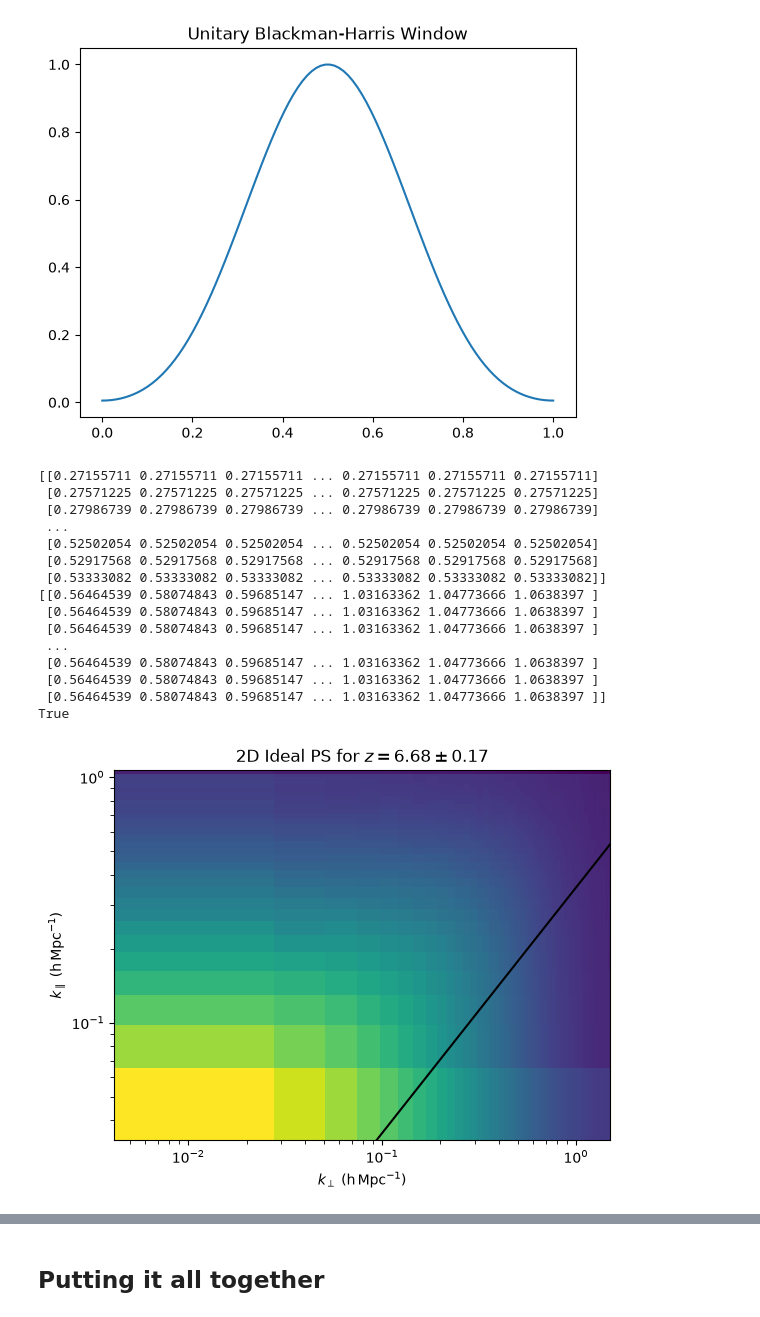
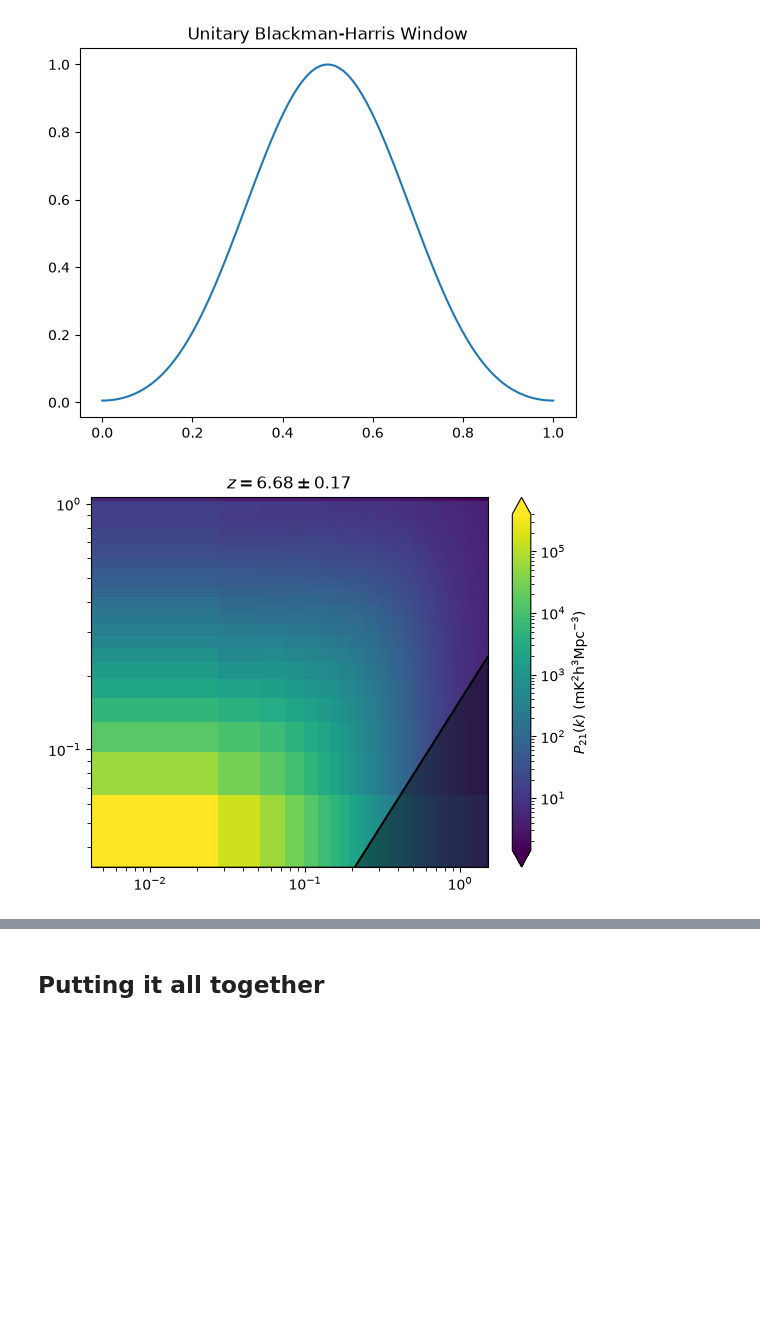
Before and after one commit to oliviax727/phd-programs, a Jupyter notebook: oskar-chips/h5-to-ps.ipynb, the cells around one changed output, grey strips where cells are left out. Saved outputs shown, nothing was run; the diff lists cells and outputs as text; code cells hidden in the pictures; blank space fills up the shorter version.

```diff
--- a/oskar-chips/h5-to-ps.ipynb
+++ b/oskar-chips/h5-to-ps.ipynb
@@ -145,7 +145,7 @@ def plot_mean_chunk(cdata, stage, units):
 
 def mean_bins(arr):
     """Calculate the arithmetic mean between each point in an array."""
-    return (arr[1:] + arr[-1]) / 2
+    return (arr[1:] + arr[:-1]) / 2
 
 def blackman_harris_window(n, N):
     """Three-term Blackman-Harris Windowing function."""
@@ -155,17 +155,23 @@ def blackman_harris_window(n, N):
 
     return a0 - a1 * np.cos(2*np.pi*n/N) + a2 * np.cos(4*np.pi*n/N)
 
-def foreground_wedge(k_perp, k_para, cosmo, box_len = 1024 * u.Mpc, z_centre = 5.5):
-    """Filter for discriminating out k-modes in the foreground. Assumes units of cMpc."""
-
+def foreground_wedge_gradient(cosmo, z_centre = 5.5):
+    """Evaluates the gradient of the foreground wedge."""
     dz = cosmo.z_to_dz(z_centre)
-    fov = np.arctan(box_len/dz)
+    fov = cosmo.fov_at_z(z_centre)
     Hz = cosmo.cosmo.efunc(z_centre) * cosmo.h0
 
     mz = (np.sin(fov) * dz * Hz / (c.c * (1 + z_centre))).to_value(u.dimensionless_unscaled)
+
+    return mz
+
+def foreground_wedge(k_perp, k_para, cosmo, z_centre = 5.5):
+    """Filter for discriminating out k-modes in the foreground. Assumes units of cMpc."""
+
+    mz = foreground_wedge_gradient(cosmo=cosmo, z_centre=z_centre)
     k_compare = mz * k_perp
 
-    return (k_para > k_compare).astype(int), mz
+    return (k_para >= k_compare).astype(int), mz
 
 nxs = np.linspace(0, 1, 100)
 bhs = blackman_harris_window(nxs, N=1)
@@ -337,68 +363,15 @@ czbn = chunk_z_bins[chunk_sel]
 
 ps2d, k_perp, k_para = cylindrical_power_spectrum(*cubic_power_spectra(chunk, cvox))
 # %%
-def foreground_wedge(k_perp, k_para, cosmo, box_len = 1024 * u.Mpc, z_centre = 5.5):
-    """Filter for discriminating out k-modes in the foreground. Assumes units of cMpc."""
-
-    dz = cosmo.z_to_dz(z_centre)
-    fov = np.arctan(box_len/dz)
-    Hz = cosmo.cosmo.efunc(z_centre) * cosmo.h0
-
-    mz = (np.sin(fov) * dz * Hz / (c.c * (1 + z_centre))).to_value(u.dimensionless_unscaled)
-    k_compare = mz * k_perp
-
-    print(k_compare)
-    print(k_para)
-
-    return (k_para >= k_compare).astype(int), mz
-
-def plot_line_on_image(ax, x = None, m = 0, b = 0, label = ""):
-    """Plots a line with formula y=mx+b ontop of an image."""
-
-    xlim, ylim = ax.get_xlim(), ax.get_ylim()
-
-    if x is None:
-        x = np.linspace(0, 100, 100)
-    x = np.asarray(x)
-
-    ax.set_xlim(xlim)
-    ax.set_ylim(ylim)
-
-    ax.plot(x, m * x + b, 'k-', label=label)
-
 fig, ax = plt.subplots()
 
-kpe, kpa = np.meshgrid(mean_bins(k_perp), mean_bins(k_para), indexing='ij')
+img = plot_2dps_axis(ax, k_perp, k_para, ps2d, czbn, cosmology)
 
-fw, mz = foreground_wedge(kpe, kpa, cosmo=cosmology, box_len=chunk.shape[0] * v[0] * u.Mpc, z_centre=czbn[1])
-pswd = ps2d * fw
-
-print(fw.sum() == fw.size)
-
-img = plot_2dps_axis(ax, k_perp, k_para, pswd, czbn)
-
-#cb = fig.colorbar(img, ax=ax, label=r"$P_{21}(k)$ ($\mathrm{mK}^2 \mathrm{h}^3 \mathrm{Mpc}^{-3}$)"), extend='both')
-
-plot_line_on_image(ax, x=k_perp, m=mz, b=0, label="Wedge Boundary")
+cb = fig.colorbar(img, ax=ax, label=r"$P_{21}(k)$ ($\mathrm{mK}^2 \mathrm{h}^3 \mathrm{Mpc}^{-3}$)", extend='both')
 
 plt.show()
 # %% [output]
-[[0.27155711 0.27155711 0.27155711 ... 0.27155711 0.27155711 0.27155711]
- [0.27571225 0.27571225 0.27571225 ... 0.27571225 0.27571225 0.27571225]
- [0.27986739 0.27986739 0.27986739 ... 0.27986739 0.27986739 0.27986739]
- ...
- [0.52502054 0.52502054 0.52502054 ... 0.52502054 0.52502054 0.52502054]
- [0.52917568 0.52917568 0.52917568 ... 0.52917568 0.52917568 0.52917568]
- [0.53333082 0.53333082 0.53333082 ... 0.53333082 0.53333082 0.53333082]]
-[[0.56464539 0.58074843 0.59685147 ... 1.03163362 1.04773666 1.0638397 ]
- [0.56464539 0.58074843 0.59685147 ... 1.03163362 1.04773666 1.0638397 ]
- [0.56464539 0.58074843 0.59685147 ... 1.03163362 1.04773666 1.0638397 ]
- ...
- [0.56464539 0.58074843 0.59685147 ... 1.03163362 1.04773666 1.0638397 ]
- [0.56464539 0.58074843 0.59685147 ... 1.03163362 1.04773666 1.0638397 ]
- [0.56464539 0.58074843 0.59685147 ... 1.03163362 1.04773666 1.0638397 ]]
-True
-[figure, old version]
+[figure, new version]
 # %%
 ps1d, k, _ = dimensionless_power_spectrum(ps2d, k_perp, k_para)
 
```
Also changed, not shown: parts of 5 cells of this notebook, 1 other file.
